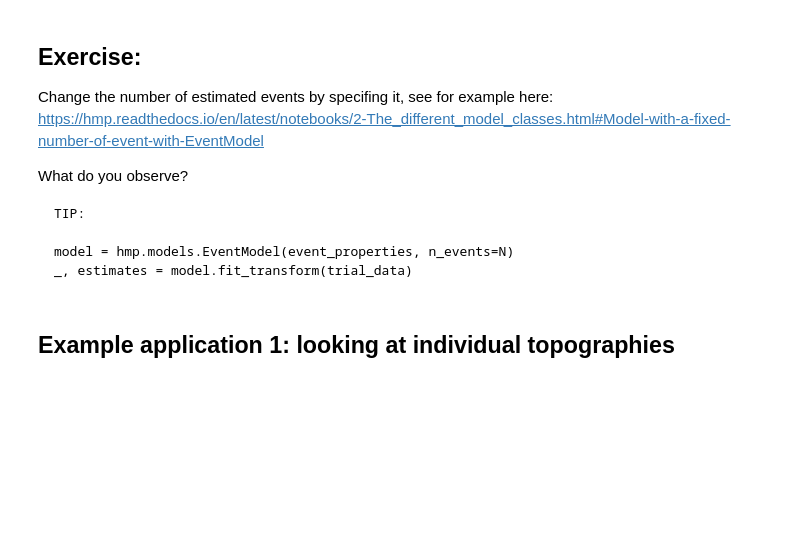
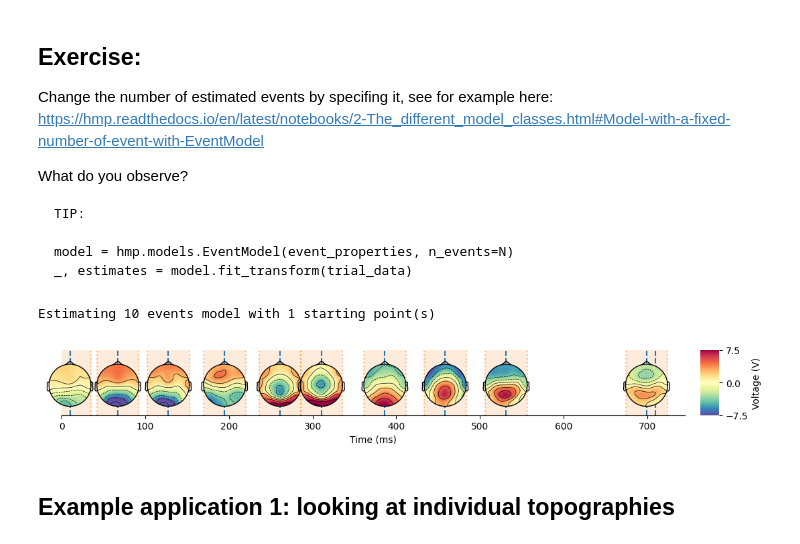
Before and after one commit to GWeindel/HMP_practicalMEEG, a Jupyter notebook: Applying_HMP_to_real_data.ipynb, the cells around one changed output. Drawn from its saved outputs; the diff is of its cells as text; code cells hidden in the pictures; blank space fills up the shorter version.

````diff
--- a/Applying_HMP_to_real_data.ipynb
+++ b/Applying_HMP_to_real_data.ipynb
@@ -151,6 +156,15 @@ TIP:
 model = hmp.models.EventModel(event_properties, n_events=N)
 _, estimates = model.fit_transform(trial_data)
 ```
+# %%
+model = hmp.models.EventModel(event_properties, n_events=10)
+_, estimates = model.fit_transform(trial_data)
+# %% [output]
+Estimating 10 events model with 1 starting point(s)
+# %%
+hmp.visu.plot_topo_timecourse(epoch_data, estimates, info, as_time=True,  vmin=-7.5,  vmax=7.5,)
+# %% [output]
+[figure, added]
 # %% [markdown]
 ## Example application 1: looking at individual topographies
 # %%
````
Also changed, not shown: parts of 12 cells of this notebook, 3 other files.
